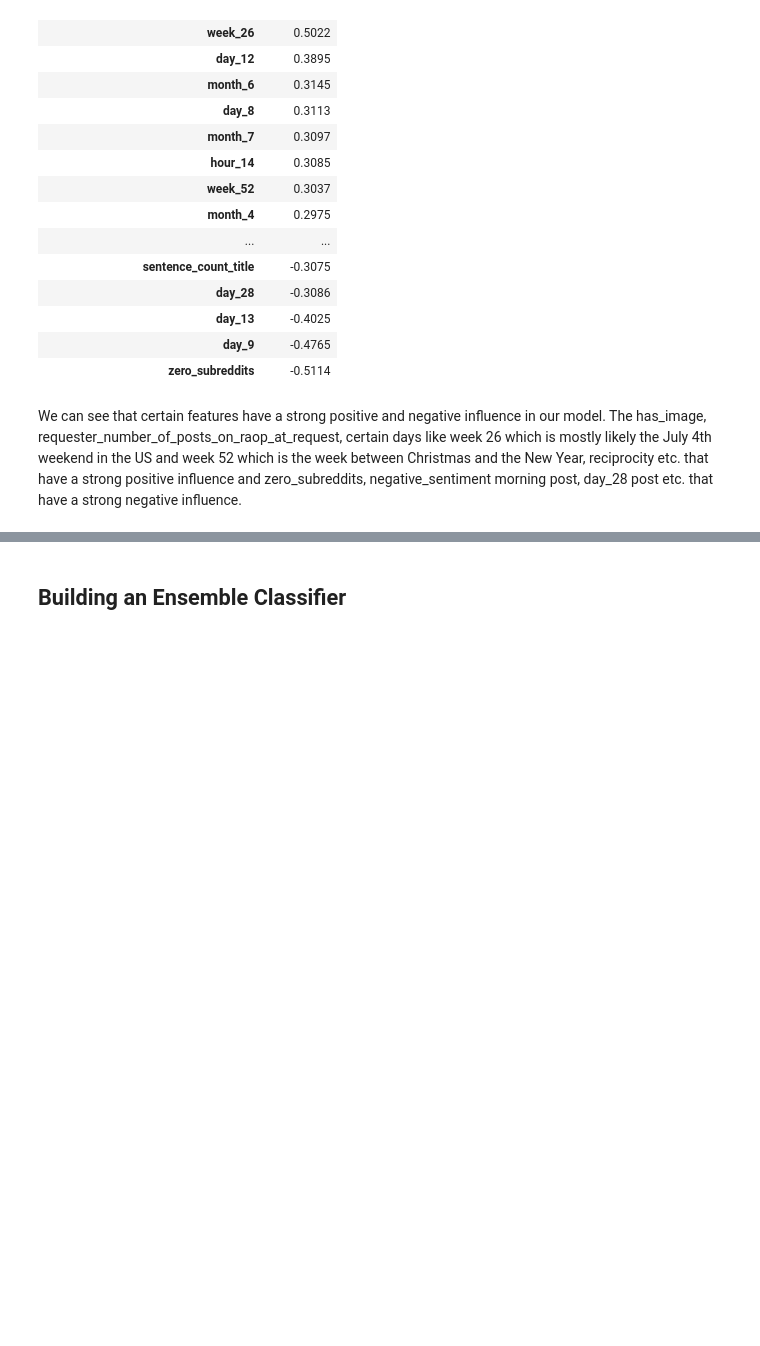
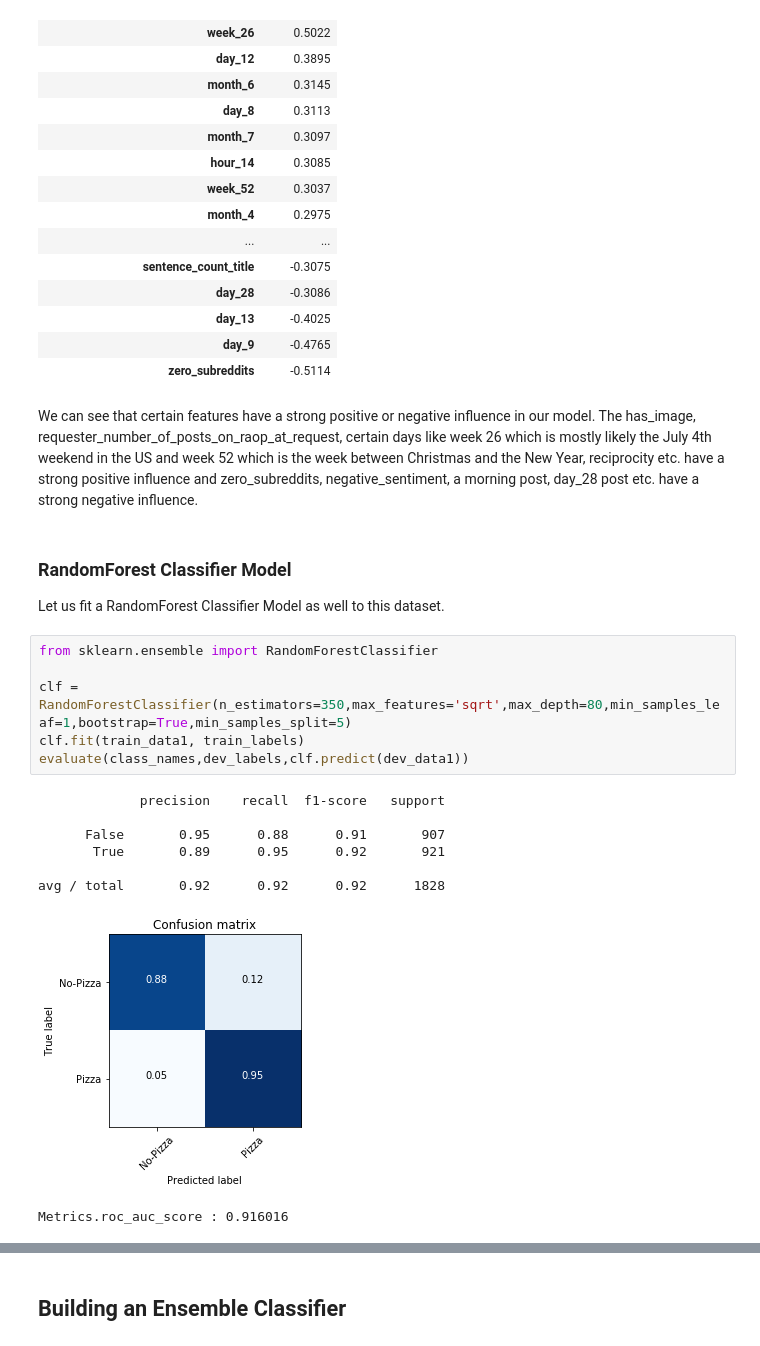
Before and after one commit to gkarnataki/w207-final-project, a Jupyter notebook: RAOP-Final.ipynb, the cells around one changed output, grey strips where cells are left out. Drawn from its saved outputs; the diff is of its cells as text; blank space fills up the shorter version.

```diff
--- a/RAOP-Final.ipynb
+++ b/RAOP-Final.ipynb
@@ -503,4 +506,23 @@ feature_importances_df.round(4).sort_values(by=['Importance'],ascending=False)
 | day_9 | -0.4765 |
 | zero_subreddits | -0.5114 |
 # %% [markdown]
-We can see that certain features have a strong positive and negative influence in our model. The has_image, requester_number_of_posts_on_raop_at_request, certain days like week 26 which is mostly likely the July 4th weekend in the US and week 52 which is the week between Christmas and the New Year, reciprocity etc. that have a strong positive influence and zero_subreddits, negative_sentiment morning post, day_28 post etc. that have a strong negative influence.
+We can see that certain features have a strong positive or negative influence in our model. The has_image, requester_number_of_posts_on_raop_at_request, certain days like week 26 which is mostly likely the July 4th weekend in the US and week 52 which is the week between Christmas and the New Year, reciprocity etc. have a strong positive influence and zero_subreddits, negative_sentiment, a morning post, day_28 post etc. have a strong negative influence.
+# %% [markdown]
+### RandomForest Classifier Model
+
+Let us fit a RandomForest Classifier Model as well to this dataset.
+# %%
+from sklearn.ensemble import RandomForestClassifier
+
+clf = RandomForestClassifier(n_estimators=350,max_features='sqrt',max_depth=80,min_samples_leaf=1,bootstrap=True,min_samples_split=5)
+clf.fit(train_data1, train_labels)
+evaluate(class_names,dev_labels,clf.predict(dev_data1))
+# %% [output]
+             precision    recall  f1-score   support
+
+      False       0.95      0.88      0.91       907
+       True       0.89      0.95      0.92       921
+
+avg / total       0.92      0.92      0.92      1828
+[figure, added]
+Metrics.roc_auc_score : 0.916016
```
Also changed, not shown: parts of 7 cells of this notebook.
